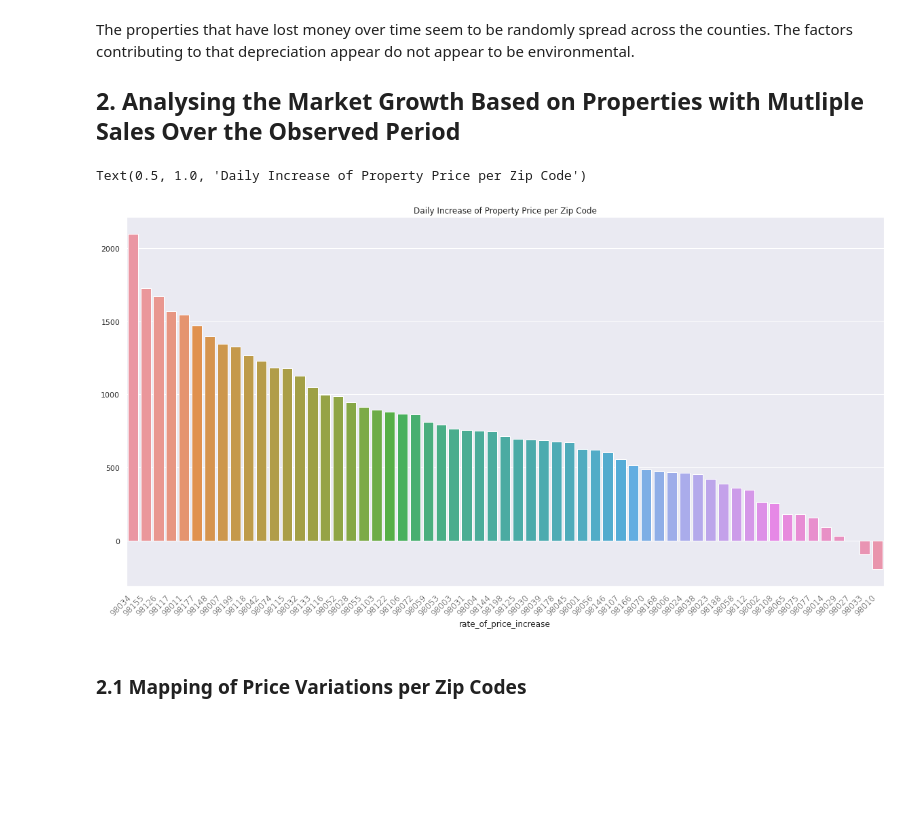
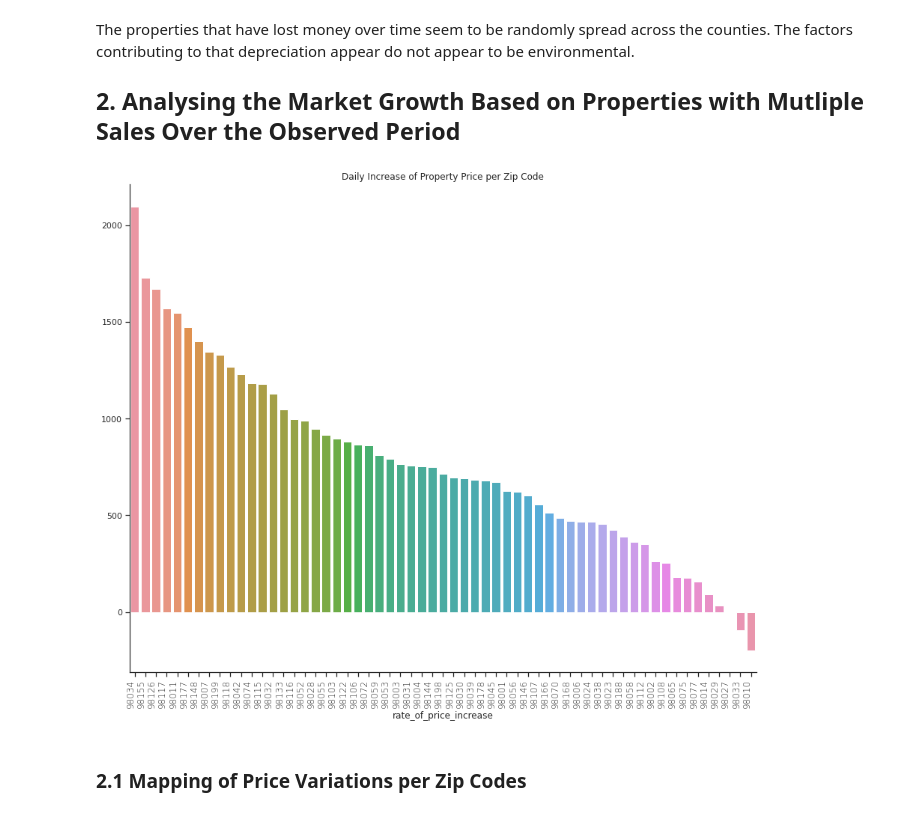
Before and after one commit to aghilissen/KayCee, a Jupyter notebook: index.ipynb, the cells around one changed output. Cells and saved outputs as stored; diff of their text form; code cells hidden in the pictures; blank space fills up the shorter version.

Commit message:
homogenise figures, add figures and clean code

```diff
--- a/index.ipynb
+++ b/index.ipynb
@@ -24,7 +24,7 @@ from sklearn.linear_model import LinearRegression
 # warnings.filterwarnings('ignore')
 #pd.set_option('display.float_format', lambda x: '%.3f' % x)
 %matplotlib inline
-sns.set(rc={'figure.figsize':(12,9)})
+sns.set(style='ticks', rc={'figure.figsize':(15,12)})
 # %% [markdown]
 ## 1. Exploratory Data Analysis
 # %%
@@ -294,21 +221,19 @@ The properties that have lost money over time seem to be randomly spread across
 # %%
 hotZC = duplicate_properties.groupby(['zipcode'])['rate_of_price_increase'].mean().sort_values(ascending=False)
 # %%
-plt.figure(figsize=(20,10))
 graph = sns.barplot(x=hotZC.index,
                     y=hotZC[::-1].values,
                     data=hotZC,
                     orient='vertical'
                     )
 graph.set_xticklabels(hotZC.index,
                       horizontalalignment='right',
-                      rotation=45,
+                      rotation=90,
                       fontweight='light',
                       fontsize='medium');
-plt.title('Daily Increase of Property Price per Zip Code')
-# graph.set_xlim(-3_000, 15_000);
+plt.title('Daily Increase of Property Price per Zip Code');
+sns.despine()
 # %% [output]
-Text(0.5, 1.0, 'Daily Increase of Property Price per Zip Code')
-[figure, old version]
+[figure, new version]
 # %% [markdown]
 ### 2.1 Mapping of Price Variations per Zip Codes
```
Also changed, not shown: parts of 15 cells of this notebook.
